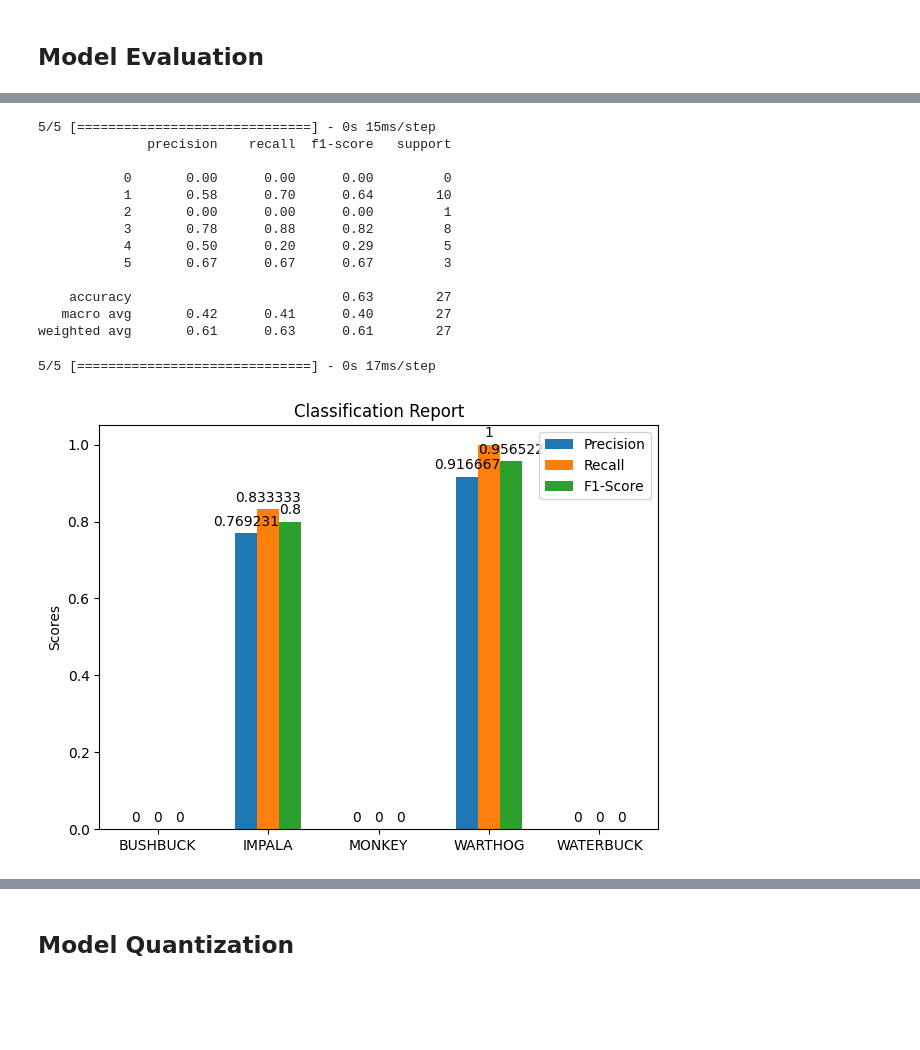
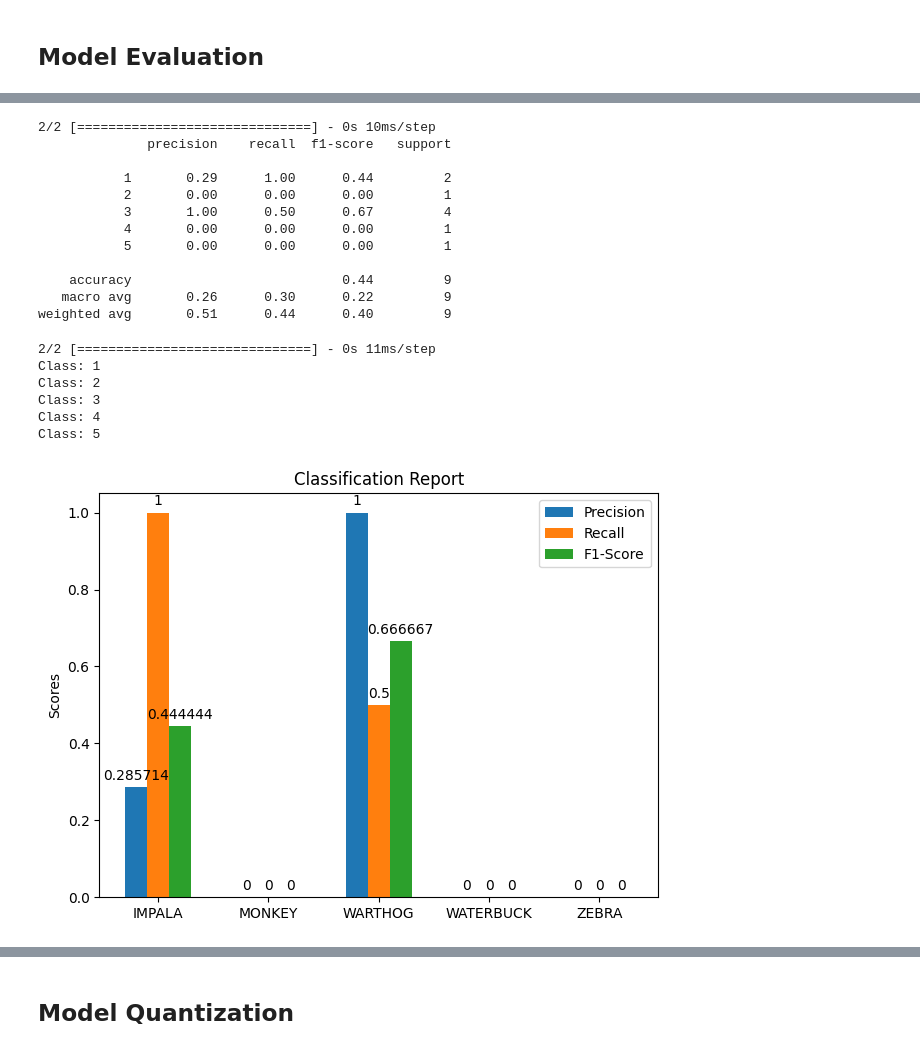
Before and after one commit to DeKUT-DSAIL/dsail-tech4wildlife, a Jupyter notebook: PART-2/camera_trap_tutorial.ipynb, the cells around one changed output, grey strips where cells are left out. Saved outputs shown, nothing was run; the diff lists cells and outputs as text; code cells hidden in the pictures; blank space fills up the shorter version.

```diff
--- a/PART-2/camera_trap_tutorial.ipynb
+++ b/PART-2/camera_trap_tutorial.ipynb
@@ -83,18 +86,21 @@ test_images_path = 'test'
 train_tensors = tf.keras.preprocessing.image_dataset_from_directory(
                                                                     'train',
                                                                     image_size=(96, 96),
-                                                                    batch_size=9,
-                                                                    shuffle=True
+                                                                    batch_size=27,
+                                                                    shuffle=True,
+                                                                    seed=random_state
                                                                 )
 val_tensors = tf.keras.preprocessing.image_dataset_from_directory(
                                                                     'val',
                                                                     image_size=(96, 96),
-                                                                    batch_size=9
+                                                                    batch_size=27,
+                                                                    seed=random_state
                                                                 )
 test_tensors = tf.keras.preprocessing.image_dataset_from_directory(
                                                                     'test',
                                                                     image_size=(96, 96),
-                                                                    batch_size=9
+                                                                    batch_size=27,
+                                                                    seed=random_state
                                                                 )
 
 # extract the train images and labels
@@ -104,7 +110,7 @@ train_images, train_labels = helper.extract_images_and_labels(train_tensors, nor
 val_images, val_labels = helper.extract_images_and_labels(val_tensors, normalize=True, categorical=True)
 
 # extract the test images and labels
-test_images, test_labels = helper.extract_images_and_labels(test_tensors, normalize=True, categorical=False)
+test_images, test_labels = helper.extract_images_and_labels(test_tensors, normalize=True, categorical=True)
 
 # Define the labels dictionary
 labels = {
@@ -255,26 +246,20 @@ y_pred_bool = np.argmax(y_pred, axis=1)
 
 print(classification_report(test_labels, y_pred_bool))
 # %% [output]
-5/5 [==============================] - 0s 15ms/step
+2/2 [==============================] - 0s 10ms/step
               precision    recall  f1-score   support
 
-           0       0.00      0.00      0.00         0
-           1       0.58      0.70      0.64        10
+           1       0.29      1.00      0.44         2
            2       0.00      0.00      0.00         1
-           3       0.78      0.88      0.82         8
-           4       0.50      0.20      0.29         5
-           5       0.67      0.67      0.67         3
+           3       1.00      0.50      0.67         4
+           4       0.00      0.00      0.00         1
+           5       0.00      0.00      0.00         1
 
-    accuracy                           0.63        27
-   macro avg       0.42      0.41      0.40        27
-weighted avg       0.61      0.63      0.61        27
+    accuracy                           0.44         9
+   macro avg       0.26      0.30      0.22         9
+weighted avg       0.51      0.44      0.40         9
 # %%
-import numpy as np
-import matplotlib.pyplot as plt
-from sklearn.metrics import classification_report
 
-# Assuming you already have these variables defined
-test_images, test_labels = helper.extract_images_and_labels(test_tensors, normalize=True, categorical=False)
 y_pred = model.predict(test_images, batch_size=6, verbose=1)
 y_pred_bool = np.argmax(y_pred, axis=1)
 
@@ -288,6 +273,7 @@ recall = []
 f1_score = []
 
 for label in class_names:
+    print(f'Class: {label}')
     try:
         precision.append(report[label]['precision'])
     except KeyError:
@@ -299,32 +285,37 @@ for label in class_names:
         recall.append(0)  # Handle missing recall with a default value
 
     try:
         f1_score.append(report[label]['f1-score'])
     except KeyError:
         f1_score.append(0)  # Handle missing F1-score with a default value
 
 # Create a bar plot using Matplotlib
 x = np.arange(len(class_names))
 width = 0.2
 
 fig, ax = plt.subplots()
 rects1 = ax.bar(x - width, precision, width, label='Precision')
 rects2 = ax.bar(x, recall, width, label='Recall')
 rects3 = ax.bar(x + width, f1_score, width, label='F1-Score')
 
 ax.set_ylabel('Scores')
 ax.set_title('Classification Report')
 ax.set_xticks(x)
 ax.set_xticklabels([labels[int(label)] for label in class_names])  # Using custom class labels
 ax.legend()
 
 ax.bar_label(rects1, padding=3)
 ax.bar_label(rects2, padding=3)
 ax.bar_label(rects3, padding=3)
 
 fig.tight_layout()
 
 plt.show()
 # %% [output]
-5/5 [==============================] - 0s 17ms/step
+2/2 [==============================] - 0s 11ms/step
+Class: 1
+Class: 2
+Class: 3
+Class: 4
+Class: 5
-[figure, old version]
+[figure, new version]
```
Also changed, not shown: parts of 13 cells of this notebook, 3 other files.
